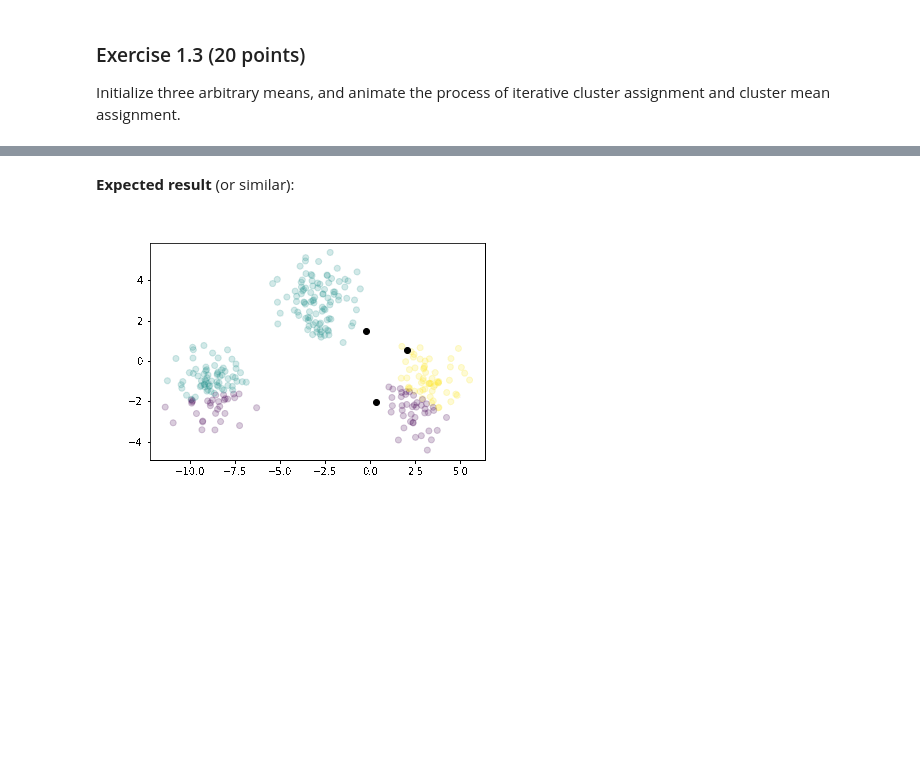
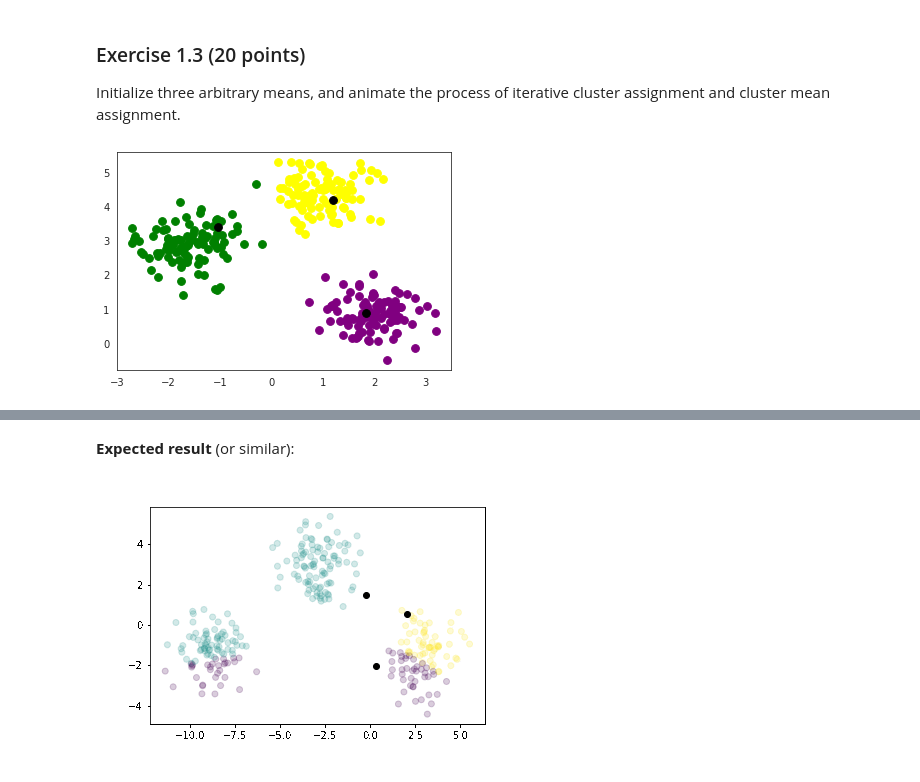
Before and after one commit to sunsun101/AT82.03, a Jupyter notebook: AT82.03/10-K-Means/11-K-Means.ipynb, the cells around one changed output, grey strips where cells are left out. Drawn from its saved outputs; the diff is of its cells as text; code cells hidden in the pictures; blank space fills up the shorter version.

Commit message:
10 k-means lab

```diff
--- a/AT82.03/10-K-Means/11-K-Means.ipynb
+++ b/AT82.03/10-K-Means/11-K-Means.ipynb
@@ -108,31 +125,47 @@ Initialize three arbitrary means, and animate the process of iterative cluster a
 # %%
 import numpy as np
 from IPython.display import clear_output
 import time
+from sklearn.metrics import pairwise_distances_argmin
 
 # 1. Initialize three random cluster centers
-
-centers = None
+# Taking first 3 points as centers
+centers = np.array([X[0],X[1],X[2]])
+means =  np.zeros((centers.shape))
 
 while True:
 
     # 2. Find the nearest cluster center for each point
+    nearest_center = pairwise_distances_argmin(X, centers)
 
     # 3. Plot the data showing the cluster centers. Do not forget to use clear_output.
+    X1=X[(nearest_center == 0).flat]
+    X2=X[(nearest_center == 1).flat]
+    X3=X[(nearest_center == 2).flat]
+
+    plt.scatter(X1[:,0],X1[:,1] , c='green', s=60)
+    plt.scatter(X2[:,0],X2[:,1] , c='purple', s=60)
+    plt.scatter(X3[:,0],X3[:,1] , c='yellow', s=60)
+    plt.scatter(centers[:,0],centers[:,1], c='black', s=60)
+    plt.show()
+    clear_output(wait=True)
 
     # 4. Find the mean of the points assigned to each cluster center
+    for i in range(centers.shape[0]):
+        means[i] = np.mean(X[np.where(nearest_center == i)],axis = 0)
 
     # 5. Calculate the sum squared error between the currently assigned points' mean
     #    and the current center. If this error is less than 1e-6, stop the loop.
-
     error = 0
+    for i in range(centers.shape[0]):
+        error += ((means[i,:] - centers[i,:])**2).sum()
     if error < 1e-6:
         break
-
+    else:
+        centers = means
     time.sleep(0.3)
-
-# YOUR CODE HERE
-raise NotImplementedError()
+# %% [output]
+[figure, added]
 # %%
 print(centers)
 
```
Also changed, not shown: parts of 31 cells of this notebook, 6 other files.
